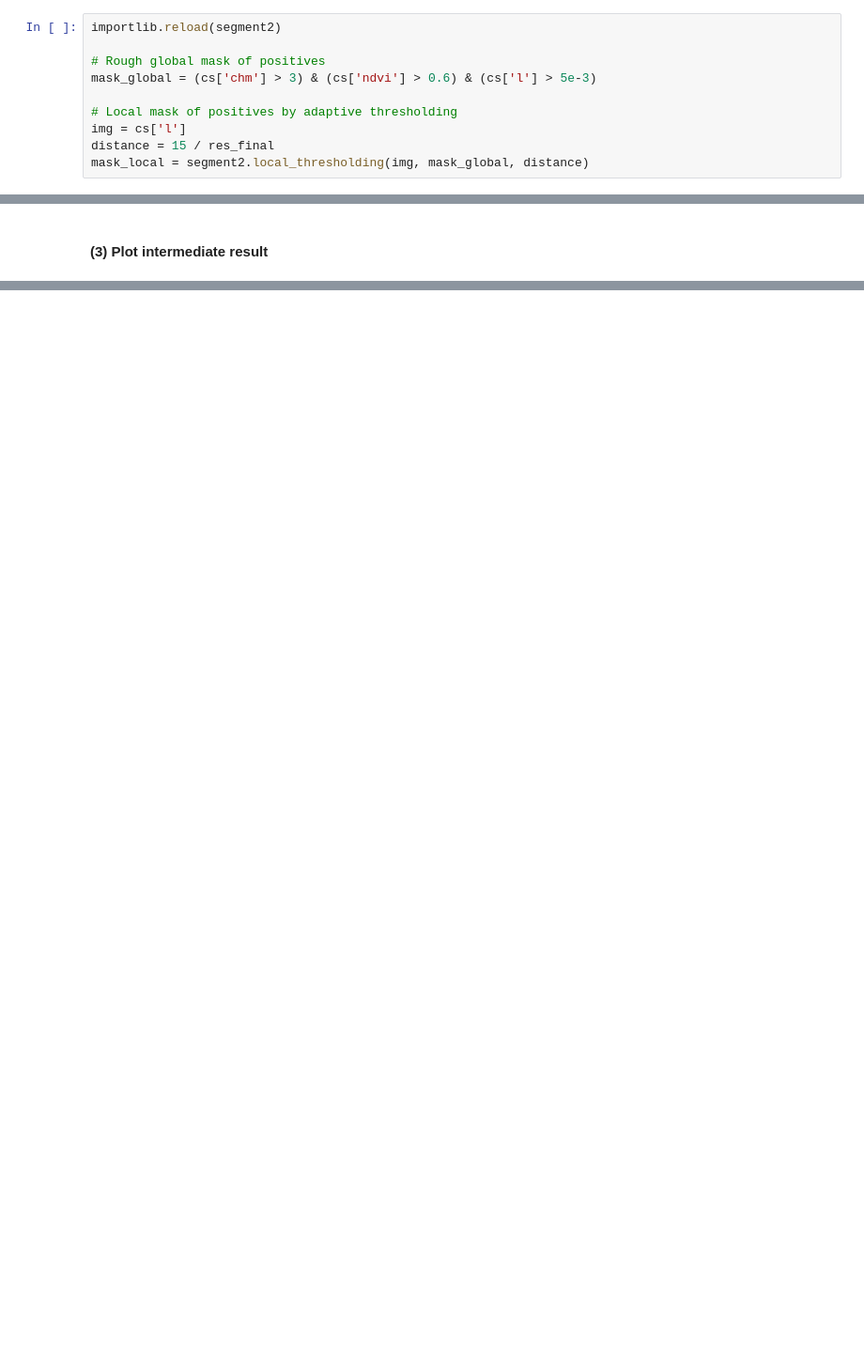
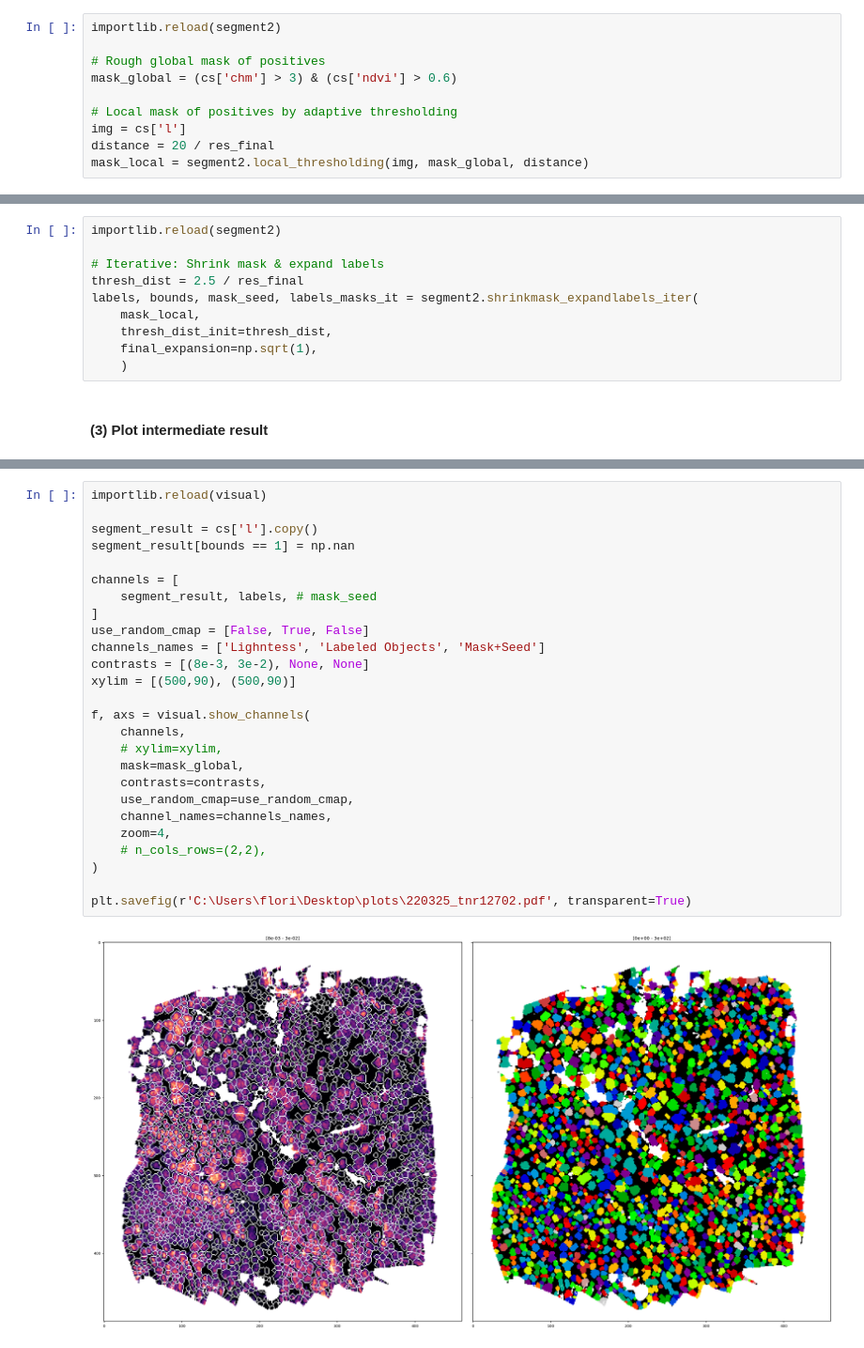
Before and after one commit to FlorianStehr/findatree, a Jupyter notebook: scripts/segment.ipynb, the cells around one changed output, grey strips where cells are left out. Shown: that part at 94% size. Saved outputs shown, nothing was run; the diff lists cells and outputs as text; blank space fills up the shorter version.

Commit message:
Switched back from clustering to shrink&expand approach using skimage

```diff
--- a/scripts/segment.ipynb
+++ b/scripts/segment.ipynb
@@ -87,10 +87,10 @@ Resolution of images: 0.8 m
 importlib.reload(segment2)
 
 # Rough global mask of positives
-mask_global = (cs['chm'] > 3) & (cs['ndvi'] > 0.6) & (cs['l'] > 5e-3)
+mask_global = (cs['chm'] > 3) & (cs['ndvi'] > 0.6)
 
 # Local mask of positives by adaptive thresholding
 img = cs['l']
-distance = 15 / res_final
+distance = 20 / res_final
 mask_local = segment2.local_thresholding(img, mask_global, distance)
 # %% [output]
@@ -122,2 +100,12 @@ Channel: 's' from 2.5e-01 to 4.6e-01 mapped to [0,1]
+# %%
+importlib.reload(segment2)
+
+# Iterative: Shrink mask & expand labels
+thresh_dist = 2.5 / res_final
+labels, bounds, mask_seed, labels_masks_it = segment2.shrinkmask_expandlabels_iter(
+    mask_local,
+    thresh_dist_init=thresh_dist,
+    final_expansion=np.sqrt(1),
+    )
 # %% [markdown]
 #### (3) Plot intermediate result
@@ -256,0 +112,28 @@ _ = axs[0].scatter(point[0], point[1], s = 10, marker='s', fc='w', ec='k', lw=0.
+# %%
+importlib.reload(visual)
+
+segment_result = cs['l'].copy()
+segment_result[bounds == 1] = np.nan
+
+channels = [
+    segment_result, labels, # mask_seed
+]
+use_random_cmap = [False, True, False]
+channels_names = ['Lighntess', 'Labeled Objects', 'Mask+Seed']
+contrasts = [(8e-3, 3e-2), None, None]
+xylim = [(500,90), (500,90)]
+
+f, axs = visual.show_channels(
+    channels,
+    # xylim=xylim,
+    mask=mask_global,
+    contrasts=contrasts,
+    use_random_cmap=use_random_cmap,
+    channel_names=channels_names,
+    zoom=4,
+    # n_cols_rows=(2,2),
+)
+
+plt.savefig(r'C:\Users\flori\Desktop\plots\220325_tnr12702.pdf', transparent=True)
+# %% [output]
+[figure, added]
```
Also changed, not shown: parts of 8 cells of this notebook, 2 other files.
